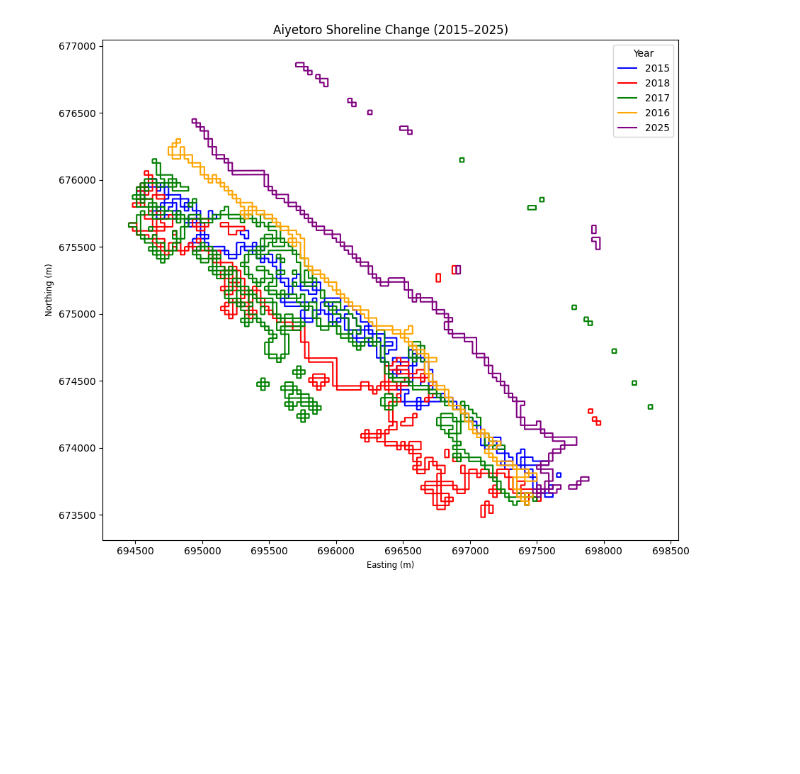
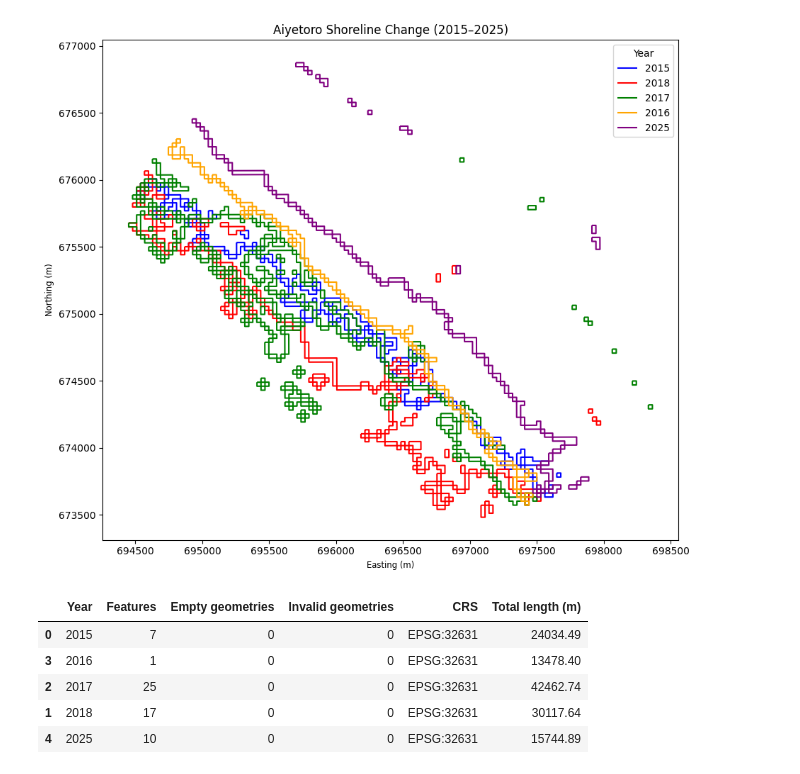
Before and after one commit to ayooluwaestheraladetuyi-cpu/aiyetoro-shoreline-analysis, a Jupyter notebook: Aiyetoro_XGBoost_SHAP_Analysis.ipynb, the cells around one changed output. Saved outputs shown, nothing was run; the diff lists cells and outputs as text; code cells hidden in the pictures; blank space fills up the shorter version.

```diff
--- a/Aiyetoro_XGBoost_SHAP_Analysis.ipynb
+++ b/Aiyetoro_XGBoost_SHAP_Analysis.ipynb
@@ -273,3 +273,36 @@ plt.tight_layout()
 plt.show()
 # %% [output]
 [figure]
+# %%
+import geopandas as gpd
+import pandas as pd
+import os
+
+summary = []
+
+for path in files:
+    gdf = gpd.read_file(path)
+
+    year = next(
+        (y for y in [2015, 2016, 2017, 2018, 2025]
+         if str(y) in os.path.basename(path)),
+        None
+    )
+
+    summary.append({
+        "Year": year,
+        "Features": len(gdf),
+        "Empty geometries": gdf.geometry.is_empty.sum(),
+        "Invalid geometries": (~gdf.geometry.is_valid).sum(),
+        "CRS": str(gdf.crs),
+        "Total length (m)": round(gdf.geometry.length.sum(), 2)
+    })
+
+display(pd.DataFrame(summary).sort_values("Year"))
+# %% [output]
+|  | Year | Features | Empty geometries | Invalid geometries | CRS | Total length (m) |
+| 0 | 2015 | 7 | 0 | 0 | EPSG:32631 | 24034.49 |
+| 3 | 2016 | 1 | 0 | 0 | EPSG:32631 | 13478.40 |
+| 2 | 2017 | 25 | 0 | 0 | EPSG:32631 | 42462.74 |
+| 1 | 2018 | 17 | 0 | 0 | EPSG:32631 | 30117.64 |
+| 4 | 2025 | 10 | 0 | 0 | EPSG:32631 | 15744.89 |
```
Also changed, not shown: parts of 4 cells of this notebook.
